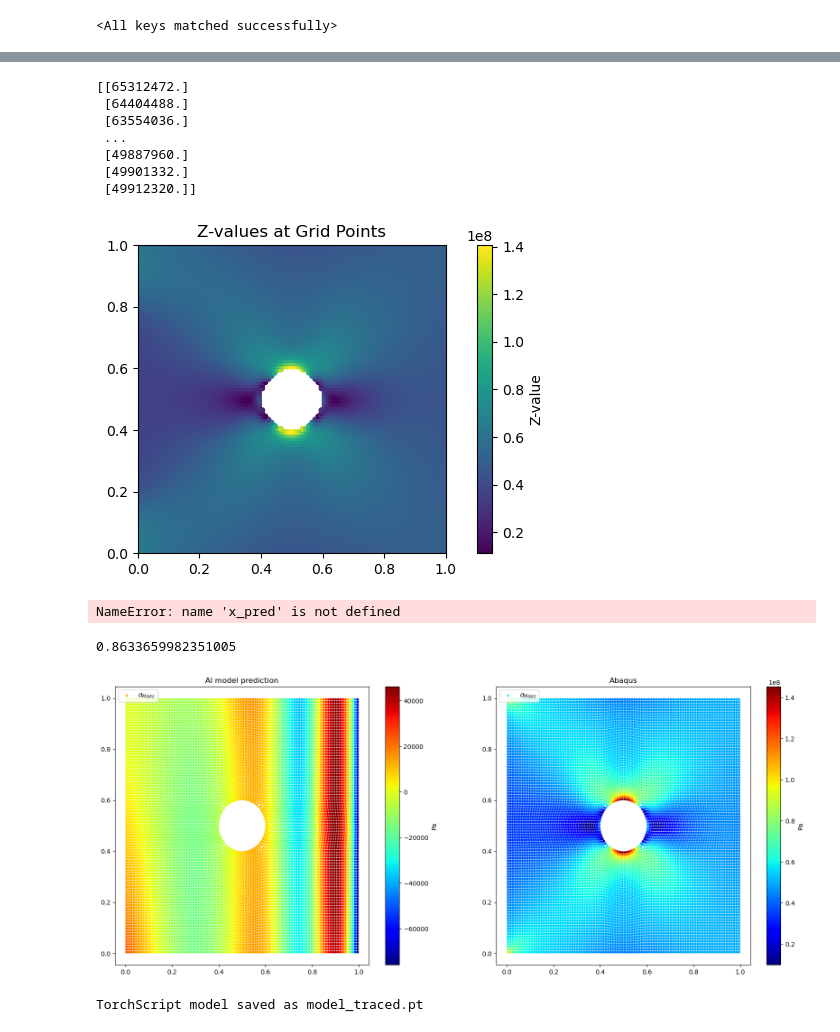
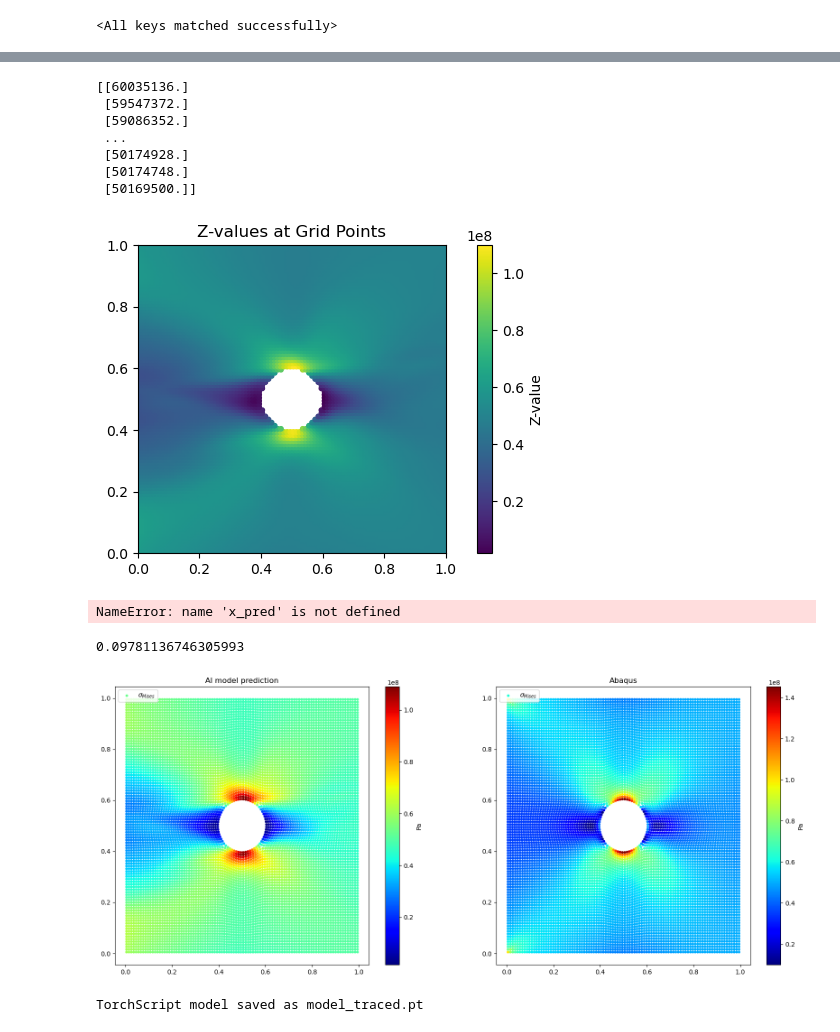
Before and after one commit to alleswe2k/PINNs, a Jupyter notebook: 2D_sheet_problem/plate_hole_update.ipynb, the cells around one changed output, grey strips where cells are left out. Cells and saved outputs as stored; diff of their text form; code cells hidden in the pictures.

```diff
--- a/2D_sheet_problem/plate_hole_update.ipynb
+++ b/2D_sheet_problem/plate_hole_update.ipynb
@@ -44,8 +46,8 @@ class DNN(nn.Module):
     def forward(self, x):
         return self.network(x)
 # %%
-lbfgs_lr = 0.001
-adam_lr = 0.001
+lbfgs_lr = 0.01
+adam_lr = 0.01
 # %%
 class PINN():
     def __init__(self, X, Y, masks, layers, h, l, r, nu):
@@ -82,7 +84,7 @@ class PINN():
         )
 
         self.optimizer_adam = torch.optim.Adam(self.dnn.parameters(), lr=adam_lr)
-        self.scheduler = torch.optim.lr_scheduler.StepLR(self.optimizer_adam, step_size=2000, gamma=0.5)
+        # self.scheduler = torch.optim.lr_scheduler.StepLR(self.optimizer_adam, step_size=2000, gamma=0.5)
         self.iter = 0
 
     def model_value(self, x, y):
@@ -173,7 +175,7 @@ class PINN():
             self.optimizer_adam.zero_grad()
             loss.backward()
             self.optimizer_adam.step()
-            self.scheduler.step()
+            # self.scheduler.step()
 
             if epoch % 100 == 0:
                 print(f"Epoch {epoch}, Loss: {'{:e}'.format(loss.item())}")
@@ -364,13 +368,13 @@ sxy = sxy*sigma_0
 von_mises = np.sqrt(sxx**2 + syy**2 - sxx*syy + 3*sxy**2)
 print(von_mises)
 # %% [output]
-[[65312472.]
- [64404488.]
- [63554036.]
+[[60035136.]
+ [59547372.]
+ [59086352.]
  ...
- [49887960.]
- [49901332.]
- [49912320.]]
+ [50174928.]
+ [50174748.]
+ [50169500.]]
 # %%
 plt.figure(figsize=(8, 4))
 sc = plt.scatter(x_pred, y_pred, c=von_mises, cmap='viridis', s=10)
@@ -381,5 +385,5 @@ plt.ylim(0, h)
 plt.gca().set_aspect('equal')
 plt.show()
 # %% [output]
-[figure, old version]
+[figure, new version]
 # %%
@@ -472,30 +475,30 @@ sxy = sxy*sigma_0
 # %%
 sxx_fem = df['S-Mises'].values.reshape(-1, 1)
 von_mises = np.sqrt(sxx**2 + syy**2 - sxx*syy + 3*sxy**2)
 sxx_error = np.abs(von_mises - sxx_fem)
 l2_error = np.linalg.norm(sxx - sxx_fem) / np.linalg.norm(sxx_fem, 2)
 print(l2_error)
 
 fig, (ax1, ax2) = plt.subplots(1, 2, figsize=(20, 8), sharex=True)
 
 color_map = 'jet'
 
-sc1 = ax1.scatter(x_fem, y_fem, c=syy, cmap=color_map, s=10, label=r'$\sigma_{Mises}$')
+sc1 = ax1.scatter(x_fem, y_fem, c=von_mises, cmap=color_map, s=10, label=r'$\sigma_{Mises}$')
 ax1.legend(loc='upper left')
 ax1.set_title('AI model prediction')
 
 plt.colorbar(sc1, label="Pa")
 
 sc2 = ax2.scatter(x_fem, y_fem, c=sxx_fem, cmap=color_map, s=10, label=r'$\sigma_{Mises}$')
 ax2.legend(loc='upper left')
 ax2.set_title('Abaqus')
 plt.colorbar(sc2, label="Pa")
 
 
 plt.show()
 # %% [output]
-0.8633659982351005
+0.09781136746305993
-[figure, old version]
+[figure, new version]
 # %%
 mises_pred = von_mises
 mises_abaqus = df['S-Mises'].values.reshape(-1, 1)
```
Also changed, not shown: parts of 5 cells of this notebook, 4 other files.
